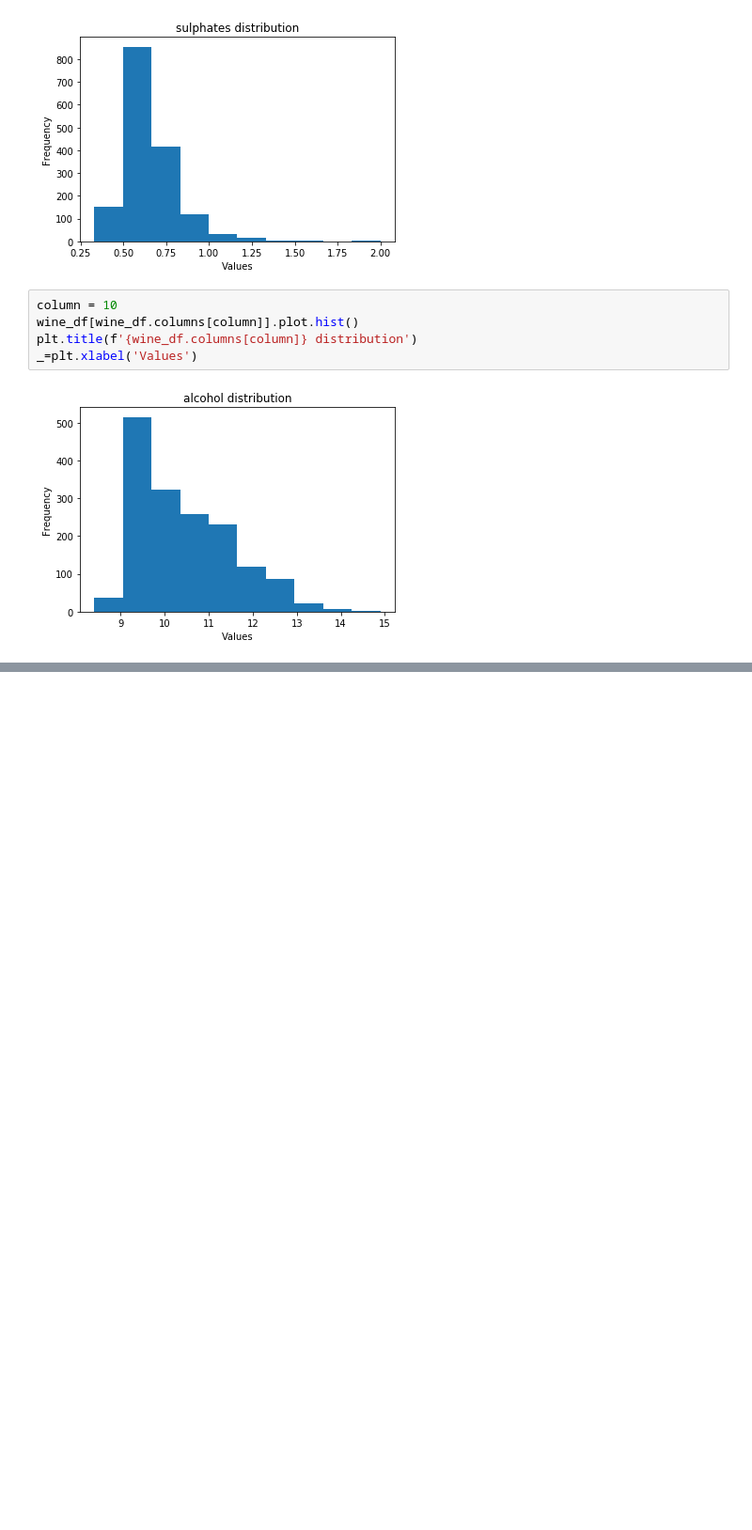
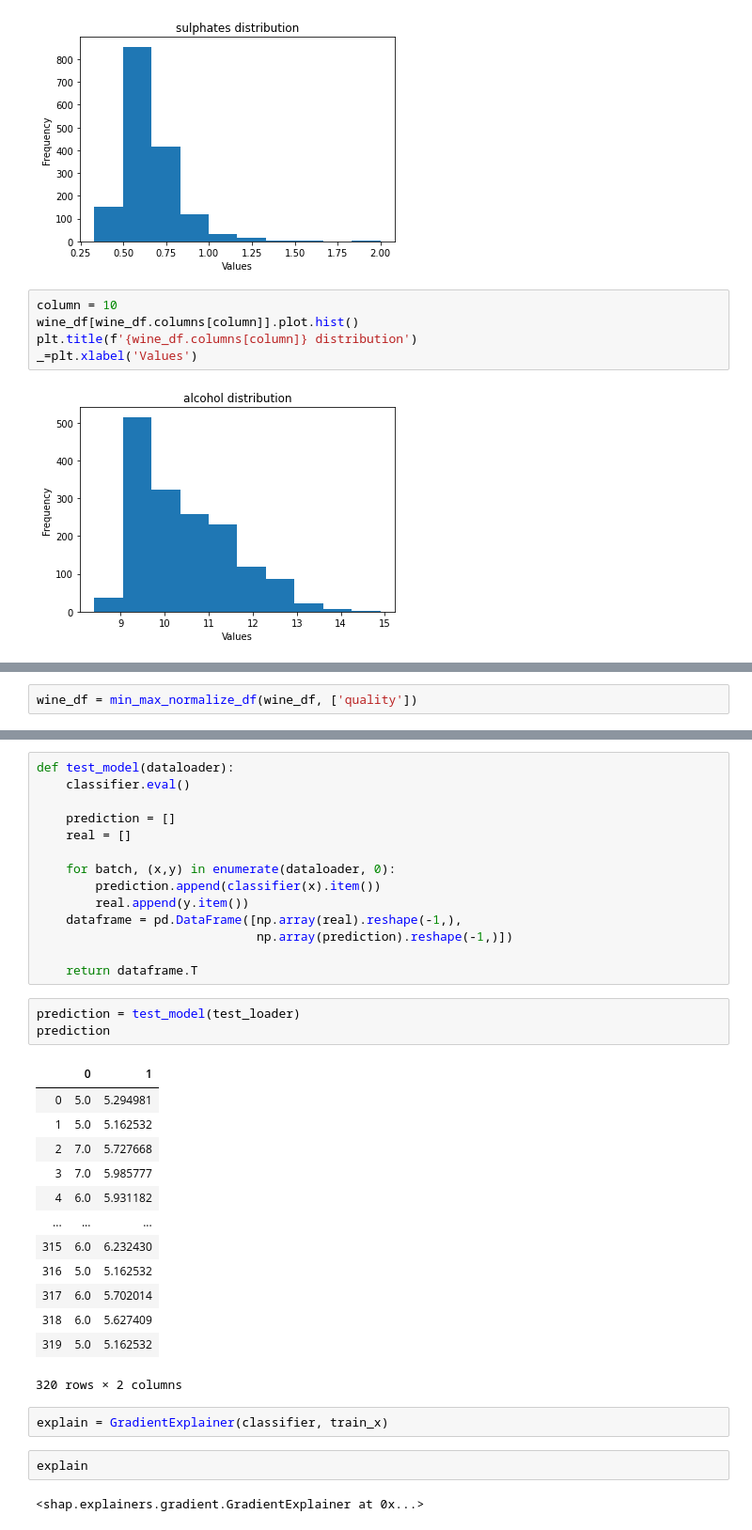
Before and after one commit to ladothlak/wine-toy-example, a Jupyter notebook: wine-notebook.ipynb, the cells around one changed output, grey strips where cells are left out. Shown at 94% size. Drawn from its saved outputs; the diff is of its cells as text; blank space fills up the shorter version.

```diff
--- a/wine-notebook.ipynb
+++ b/wine-notebook.ipynb
@@ -128,0 +158,2 @@ _=plt.xlabel('Values')
+# %%
+wine_df = min_max_normalize_df(wine_df, ['quality'])
@@ -128,0 +306,37 @@ _=plt.xlabel('Values')
+# %%
+def test_model(dataloader):
+    classifier.eval()
+
+    prediction = []
+    real = []
+
+    for batch, (x,y) in enumerate(dataloader, 0):
+        prediction.append(classifier(x).item())
+        real.append(y.item())
+    dataframe = pd.DataFrame([np.array(real).reshape(-1,),
+                              np.array(prediction).reshape(-1,)])
+
+    return dataframe.T
+# %%
+prediction = test_model(test_loader)
+prediction
+# %% [output]
+|  | 0 | 1 |
+| 0 | 5.0 | 5.294981 |
+| 1 | 5.0 | 5.162532 |
+| 2 | 7.0 | 5.727668 |
+| 3 | 7.0 | 5.985777 |
+| 4 | 6.0 | 5.931182 |
+| ... | ... | ... |
+| 315 | 6.0 | 6.232430 |
+| 316 | 5.0 | 5.162532 |
+| 317 | 6.0 | 5.702014 |
+| 318 | 6.0 | 5.627409 |
+| 319 | 5.0 | 5.162532 |
+320 rows × 2 columns
+# %%
+explain = GradientExplainer(classifier, train_x)
+# %%
+explain
+# %% [output]
+<shap.explainers.gradient.GradientExplainer at 0x...>
```
Also changed, not shown: parts of 13 cells of this notebook.
